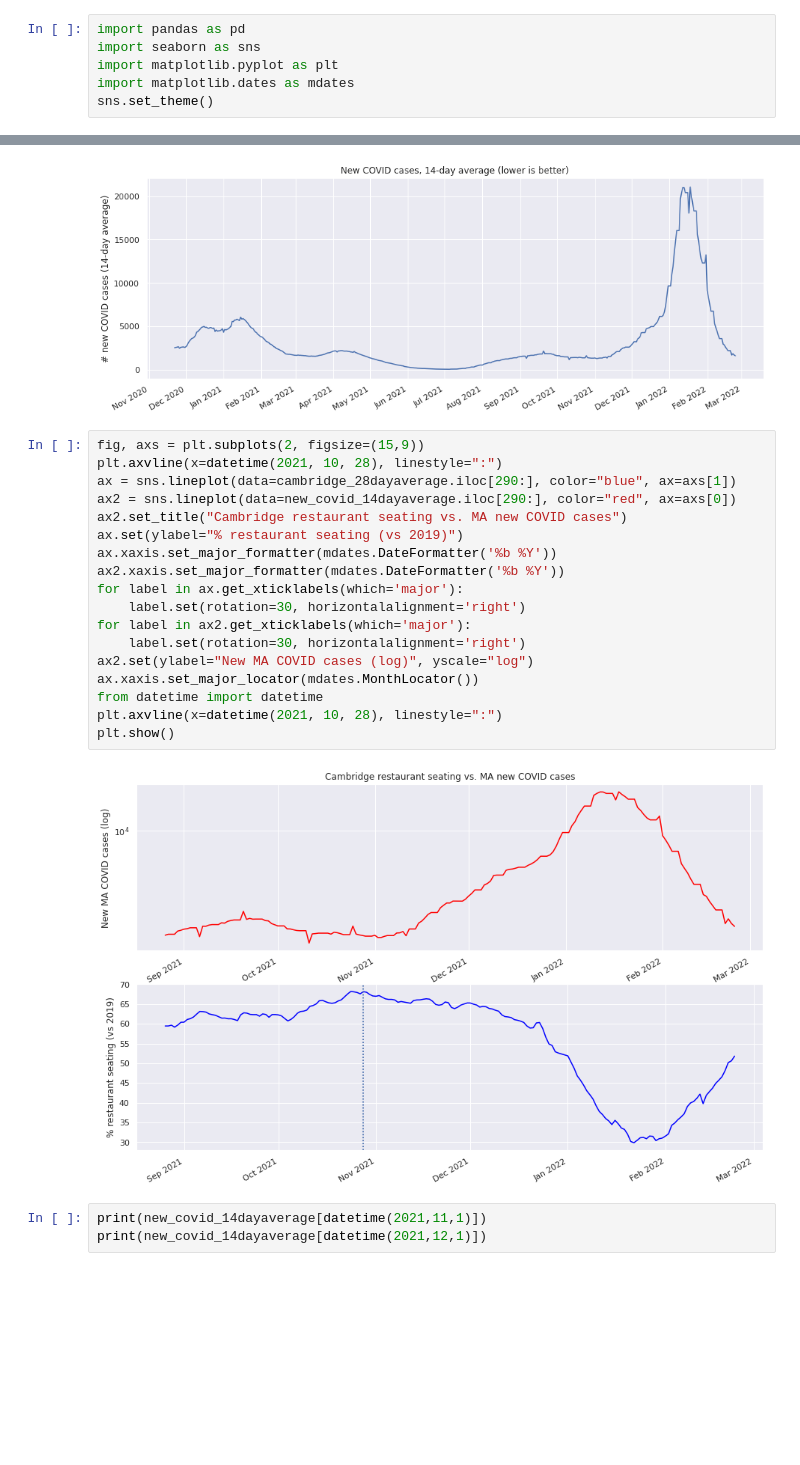
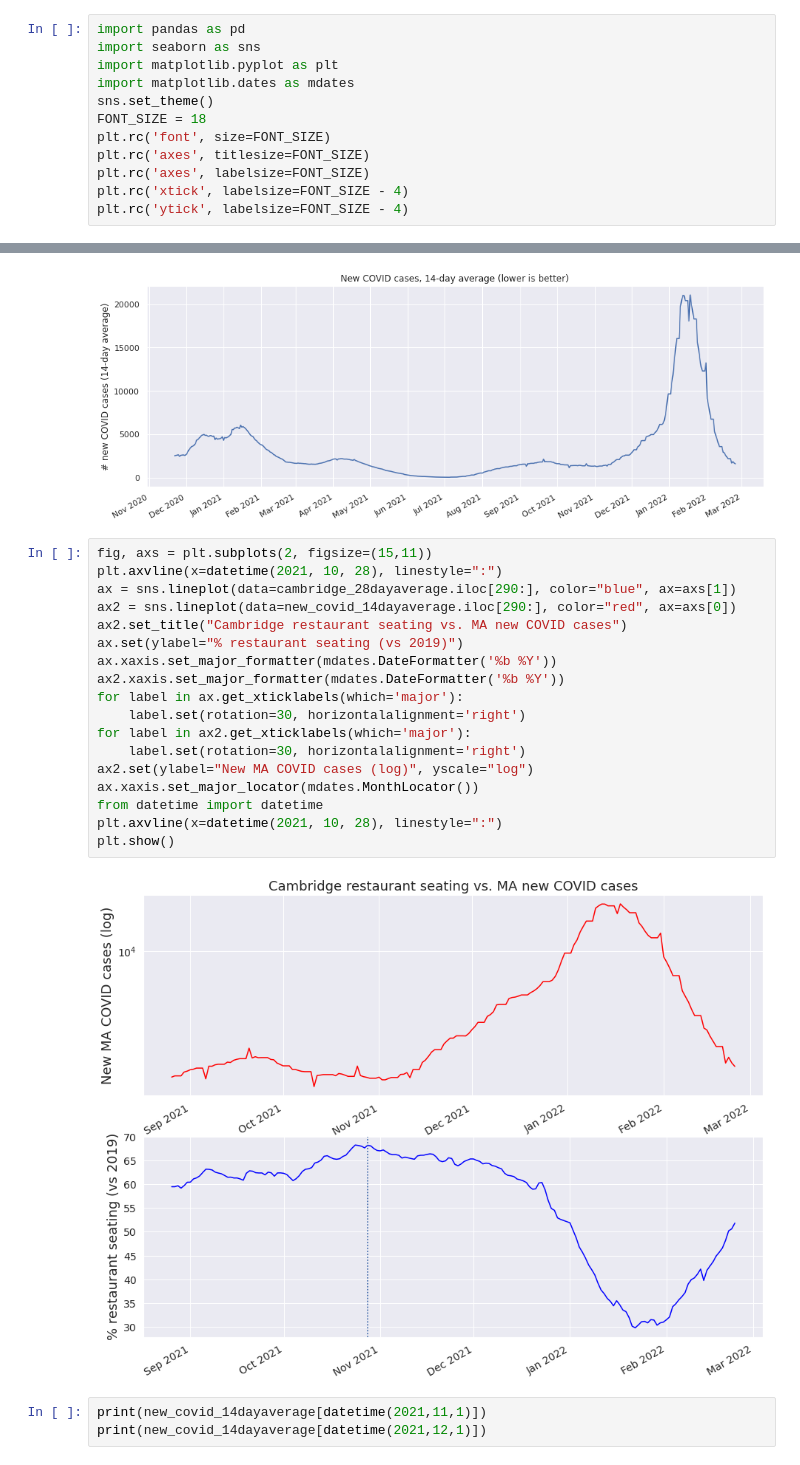
Before and after one commit to itamarst/cambridge-dining, a Jupyter notebook: dining-cambridge.ipynb, the cells around one changed output, grey strips where cells are left out. Drawn from its saved outputs; the diff is of its cells as text; blank space fills up the shorter version.

Commit message:
Larger font.

```diff
--- a/dining-cambridge.ipynb
+++ b/dining-cambridge.ipynb
@@ -4,6 +4,12 @@ import seaborn as sns
 import matplotlib.pyplot as plt
 import matplotlib.dates as mdates
 sns.set_theme()
+FONT_SIZE = 18
+plt.rc('font', size=FONT_SIZE)
+plt.rc('axes', titlesize=FONT_SIZE)
+plt.rc('axes', labelsize=FONT_SIZE)
+plt.rc('xtick', labelsize=FONT_SIZE - 4)
+plt.rc('ytick', labelsize=FONT_SIZE - 4)
 # %%
 raw_data = pd.read_csv("2020-2022vs2019_Seated_Diner_Data.csv").transpose()
 display(raw_data[77].head())
@@ -102,25 +105,25 @@ plot_series(new_covid_14dayaverage, "New COVID cases, 14-day average (lower is b
 # %% [output]
 [figure]
 # %%
-fig, axs = plt.subplots(2, figsize=(15,9))
+fig, axs = plt.subplots(2, figsize=(15,11))
 plt.axvline(x=datetime(2021, 10, 28), linestyle=":")
 ax = sns.lineplot(data=cambridge_28dayaverage.iloc[290:], color="blue", ax=axs[1])
 ax2 = sns.lineplot(data=new_covid_14dayaverage.iloc[290:], color="red", ax=axs[0])
 ax2.set_title("Cambridge restaurant seating vs. MA new COVID cases")
 ax.set(ylabel="% restaurant seating (vs 2019)")
 ax.xaxis.set_major_formatter(mdates.DateFormatter('%b %Y'))
 ax2.xaxis.set_major_formatter(mdates.DateFormatter('%b %Y'))
 for label in ax.get_xticklabels(which='major'):
     label.set(rotation=30, horizontalalignment='right')
 for label in ax2.get_xticklabels(which='major'):
     label.set(rotation=30, horizontalalignment='right')
 ax2.set(ylabel="New MA COVID cases (log)", yscale="log")
 ax.xaxis.set_major_locator(mdates.MonthLocator())
 from datetime import datetime
 plt.axvline(x=datetime(2021, 10, 28), linestyle=":")
 plt.show()
 # %% [output]
-[figure, old version]
+[figure, new version]
 # %%
 print(new_covid_14dayaverage[datetime(2021,11,1)])
 print(new_covid_14dayaverage[datetime(2021,12,1)])
```
Also changed, not shown: parts of 2 cells of this notebook.
